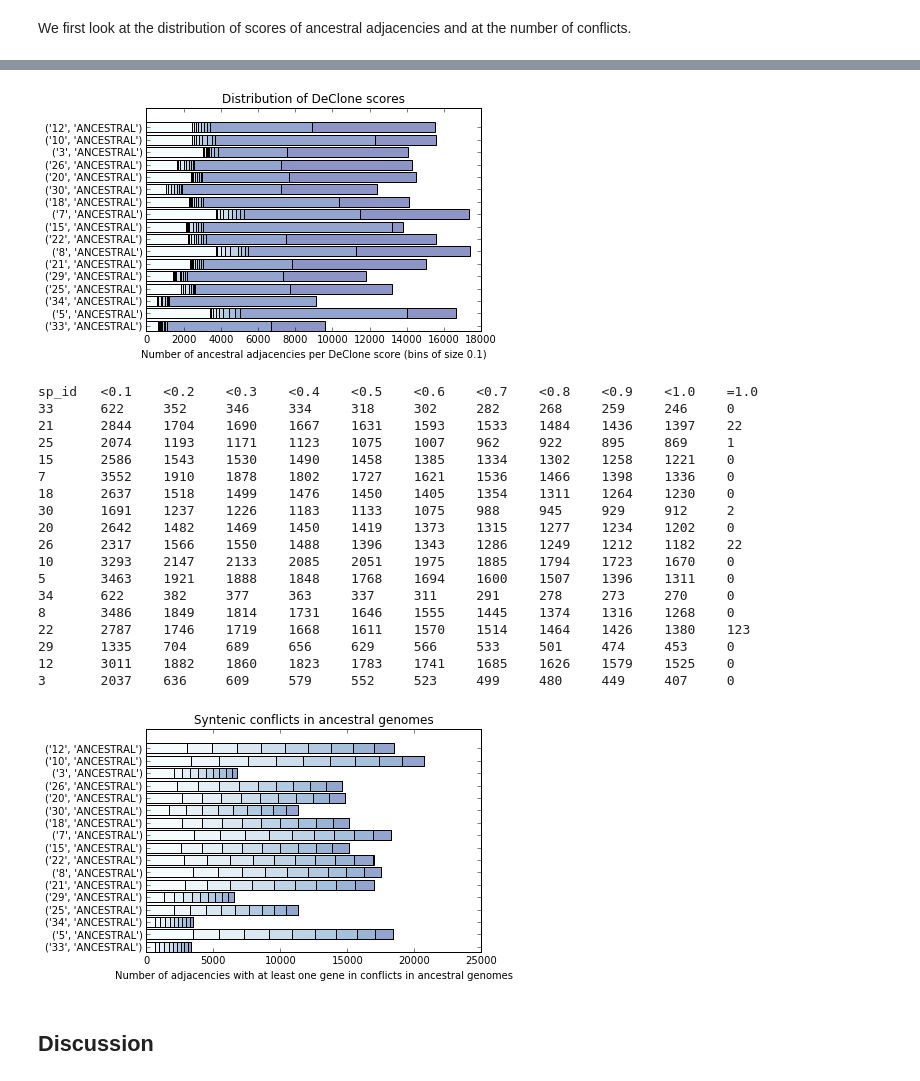
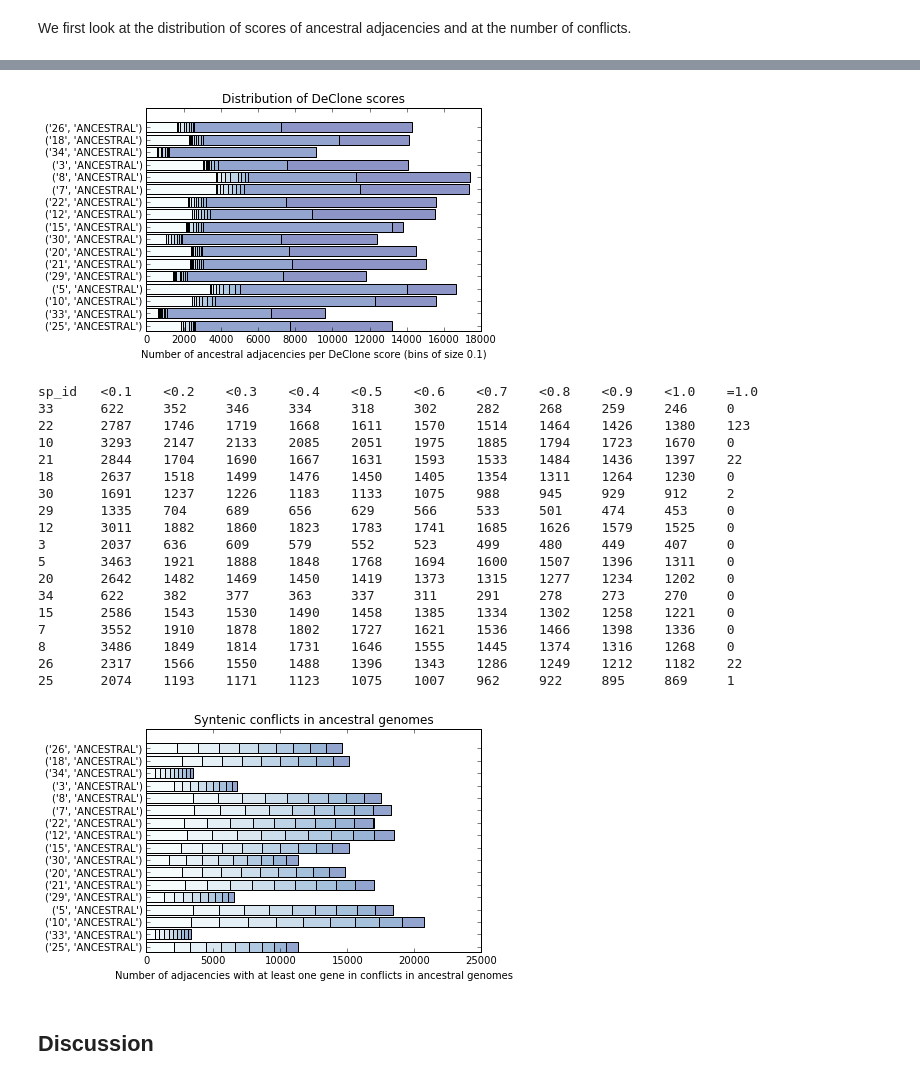
Before and after one commit to YoannAnselmetti/ADseq_Anopheles, a Jupyter notebook: Anopheles phylogenetic scaffolding.ipynb, the cells around one changed output, grey strips where cells are left out. Cells and saved outputs as stored; diff of their text form; code cells hidden in the pictures.

```diff
--- a/Anopheles phylogenetic scaffolding.ipynb
+++ b/Anopheles phylogenetic scaffolding.ipynb
@@ -47,18 +55,14 @@ DECLONE_import(read_tab_file("./results/anopheles_results_01_all"))
 # %%
 # Creating structures to access easily data and results
-
 # Adjacencies: all adjacencies, ancestral adjacencies, extant adjacencies, scaffolding adjacencies
 # Adjacencies can be interrogated using the DECLONE_adj_* functions from declone_aux.py
 ALL_ADJ    = DECLONE_adjacencies_list()
 ANC_ADJ    = [adj for adj in ALL_ADJ if DECLONE_adj_species_name(adj)=="ANCESTRAL"]
 EXTANT_ADJ = [adj for adj in ALL_ADJ if DECLONE_adj_species_name(adj)!="ANCESTRAL"]
 SCAFF_ADJ  = [adj for adj in EXTANT_ADJ if DECLONE_adj_score(adj)<1.0]
-
 # Species: all species, extant species, ancestral species
 # Each species is represented by a pair (node_id_in_newick_species_tree,name) where ancestral species have all the name "ANCESTRAL"
-__ALL_SP_AUX={} # Temporary data structure
-for adj in ALL_ADJ:
-    __ALL_SP_AUX[(DECLONE_adj_species_id(adj),DECLONE_adj_species_name(adj))]=1
+__ALL_SP_AUX={__adj_species(adj): 1 for adj in ALL_ADJ} # Temporary data structure
 ALL_SPECIES    = [sp for sp in __ALL_SP_AUX.keys()]
 EXTANT_SPECIES = [sp for sp in ALL_SPECIES if sp[1]!="ANCESTRAL"]
 ANC_SPECIES    = [sp for sp in ALL_SPECIES if sp[1]=="ANCESTRAL"]
@@ -91,25 +94,23 @@ plot_scores_distribution_per_species(GENOMES_EXTANT_NBGENES, 1, 0.5, xlabel, tit
 
 We now describe the results of our analysis, both in terms of scaffolding of extant *Anopheles* genomes, with a special focus on the genome *Anopheles funestus*, and of the ancestral genome maps we obtain, and what we can learn from them in terms of the evolution of the *Anopheles* genus.
 # %%
-# Here we record the number of adjacencies and conflicts for all species with adjacencies binned by bins of score 0.1
-NB_BINS=10 # Binning the adjacencies by bins of size 0.1: bin i contains adjacencies of score <=0.1*i and <0.1*(i+1)
-IVALUES=range(0,NB_BINS+1)
-IVALUES1=range(0,NB_BINS)
-
+# Here we record the number of adjacencies for all species with adjacencies binned by bins of score 0.1
+NB_BINS=10 # Binning the adjacencies by bins of size 0.1:
+           # bin i contains adjacencies of score <=0.1*i and <0.1*(i+1)
+(IVALUES,IVALUES1)=(range(0,NB_BINS+1),range(0,NB_BINS))
 ALL_ADJ_DISTRIB    = {sp: {t : 0 for t in IVALUES} for sp in ALL_SPECIES}
 ANC_ADJ_DISTRIB    = {sp: {t : 0 for t in IVALUES} for sp in ANC_SPECIES}
 EXTANT_ADJ_DISTRIB = {sp: {t : 0 for t in IVALUES} for sp in EXTANT_SPECIES}
 SCAFF_ADJ_DISTRIB  = {sp: {t : 0 for t in IVALUES} for sp in EXTANT_SPECIES}
 for adj in ALL_ADJ:
-    (score,species) = (DECLONE_adj_score(adj), (DECLONE_adj_species_id(adj),DECLONE_adj_species_name(adj)))
+    (score,species) = __adj_score_species(adj)
     score_bin=math.floor(score*NB_BINS)
     ALL_ADJ_DISTRIB[species][score_bin]+=1
     if species[1]=="ANCESTRAL":
         ANC_ADJ_DISTRIB[species][score_bin]+=1
     else:
         EXTANT_ADJ_DISTRIB[species][score_bin]+=1
-        if score<1.0:
-            SCAFF_ADJ_DISTRIB[species][score_bin]+=1
+        SCAFF_ADJ_DISTRIB[species][score_bin]+=1*int(score<1.0)
 # %% [markdown]
 ### Gene trees
 
@@ -137,31 +159,26 @@ We now look at the number of conflicts, defined as either a gene with three or m
 # above a threshold. The thresholds are organized in bins of size 0.1
 ANC_CONF_DISTRIB   = {sp: {t : 0 for t in IVALUES} for sp in ANC_SPECIES}
 SCAFF_CONF_DISTRIB = {sp: {t : 0 for t in IVALUES} for sp in EXTANT_SPECIES}
-__NGB_ALL={} # Number of neighbours of genes, indexed by pairs (tree,node)
+DEGREE={} # Number of neighbours of genes, indexed by pairs (tree,node)
 
-def __adj_genes(a):
-    return(((DECLONE_adj_gene1_tree(a),DECLONE_adj_gene1_node(a)),(DECLONE_adj_gene2_tree(a),DECLONE_adj_gene2_node(a))))
-def __adj_score_species(a):
-    return((DECLONE_adj_score(a),(DECLONE_adj_species_id(a),DECLONE_adj_species_name(a))))
 for adj in ALL_ADJ: # Initializing the tables
     (gene1,gene2)=__adj_genes(adj)
-    __NGB_ALL[gene1]={t : 0 for t in IVALUES}
-    __NGB_ALL[gene2]={t : 0 for t in IVALUES}
+    DEGREE[gene1]={t : 0 for t in IVALUES}
+    DEGREE[gene2]={t : 0 for t in IVALUES}
 for adj in ALL_ADJ: # Filling the tables of gene neighbours
     (score,species)=__adj_score_species(adj)
     score_bin=math.floor(score*NB_BINS)
     (gene1,gene2)=__adj_genes(adj)
     for i in range (0,score_bin+1):
-        __NGB_ALL[gene1][i]+=1
-        __NGB_ALL[gene2][i]+=1
-    (__g1,__g2)=(False,False) # Boolean indicating if we detect a conflict at gene1 or gene2
+        DEGREE[gene1][i]+=1
+        DEGREE[gene2][i]+=1
     __TAB_TO_UPDATE=ANC_CONF_DISTRIB
     if species[1]!="ANCESTRAL":
         __TAB_TO_UPDATE=SCAFF_CONF_DISTRIB
-    if __NGB_ALL[gene1][i]==3:
+    if DEGREE[gene1][i]==3:
         for i in range (0,score_bin+1):
             __TAB_TO_UPDATE[species][i]+=1
-    if __NGB_ALL[gene2][i]==3:
+    if DEGREE[gene2][i]==3:
         for i in range (0,score_bin+1):
             __TAB_TO_UPDATE[species][i]+=1
 # %%
@@ -210,7 +227,7 @@ print("\n".join(species[0]+"\t"+"\t".join(str(ANC_ADJ_DISTRIB[species][t]) for t
 # Figure
 xlabel= "Number of ancestral adjacencies per DeClone score (bins of size "+str(1.0/NB_BINS)+")"
 title = "Distribution of DeClone scores"
-plot_scores_distribution_per_species(ANC_ADJ_DISTRIB, NB_BINS+1, 1.0, xlabel, title, 0.8)
+plot_scores_distribution_per_species(ANC_ADJ_DISTRIB, NB_BINS+1, 1.0, xlabel, title, 0.8,True)
 
 # CC: I do not know how to generate a nice table: this is a pis-aller
 print("sp_id\t"+"\t".join(["<"+str(((t+1)/NB_BINS)) for t in IVALUES1])+"\t=1.0")
@@ -218,7 +235,7 @@ print("\n".join(species[0]+"\t"+"\t".join(str(ANC_CONF_DISTRIB[species][t]) for
 # Figure
 xlabel= "Number of adjacencies with at least one gene in conflicts in ancestral genomes"
 title = "Syntenic conflicts in ancestral genomes"
-plot_scores_distribution_per_species(ANC_CONF_DISTRIB, NB_BINS+1, 1.0, xlabel, title,0.8)
+plot_scores_distribution_per_species(ANC_CONF_DISTRIB, NB_BINS+1, 1.0, xlabel, title,0.8,True)
 # %% [output]
 sp_id   <0.1    <0.2    <0.3    <0.4    <0.5    <0.6    <0.7    <0.8    <0.9    <1.0    =1.0
 33      640     11      25      46      44      59      118     81      107     5547    2938
@@ -241,23 +258,23 @@ sp_id   <0.1    <0.2    <0.3    <0.4    <0.5    <0.6    <0.7    <0.8    <0.9
-[figure, old version]
+[figure, new version]
 sp_id   <0.1    <0.2    <0.3    <0.4    <0.5    <0.6    <0.7    <0.8    <0.9    <1.0    =1.0
 33      622     352     346     334     318     302     282     268     259     246     0
+22      2787    1746    1719    1668    1611    1570    1514    1464    1426    1380    123
+10      3293    2147    2133    2085    2051    1975    1885    1794    1723    1670    0
 21      2844    1704    1690    1667    1631    1593    1533    1484    1436    1397    22
-25      2074    1193    1171    1123    1075    1007    962     922     895     869     1
-15      2586    1543    1530    1490    1458    1385    1334    1302    1258    1221    0
-7       3552    1910    1878    1802    1727    1621    1536    1466    1398    1336    0
 18      2637    1518    1499    1476    1450    1405    1354    1311    1264    1230    0
 30      1691    1237    1226    1183    1133    1075    988     945     929     912     2
-20      2642    1482    1469    1450    1419    1373    1315    1277    1234    1202    0
-26      2317    1566    1550    1488    1396    1343    1286    1249    1212    1182    22
-10      3293    2147    2133    2085    2051    1975    1885    1794    1723    1670    0
-5       3463    1921    1888    1848    1768    1694    1600    1507    1396    1311    0
-34      622     382     377     363     337     311     291     278     273     270     0
-8       3486    1849    1814    1731    1646    1555    1445    1374    1316    1268    0
-22      2787    1746    1719    1668    1611    1570    1514    1464    1426    1380    123
 29      1335    704     689     656     629     566     533     501     474     453     0
 12      3011    1882    1860    1823    1783    1741    1685    1626    1579    1525    0
 3       2037    636     609     579     552     523     499     480     449     407     0
+5       3463    1921    1888    1848    1768    1694    1600    1507    1396    1311    0
+20      2642    1482    1469    1450    1419    1373    1315    1277    1234    1202    0
+34      622     382     377     363     337     311     291     278     273     270     0
+15      2586    1543    1530    1490    1458    1385    1334    1302    1258    1221    0
+7       3552    1910    1878    1802    1727    1621    1536    1466    1398    1336    0
+8       3486    1849    1814    1731    1646    1555    1445    1374    1316    1268    0
+26      2317    1566    1550    1488    1396    1343    1286    1249    1212    1182    22
+25      2074    1193    1171    1123    1075    1007    962     922     895     869     1
-[figure, old version]
+[figure, new version]
 # %% [markdown]
 ## Discussion
 # %% [markdown]
```
Also changed, not shown: parts of 5 cells of this notebook.
